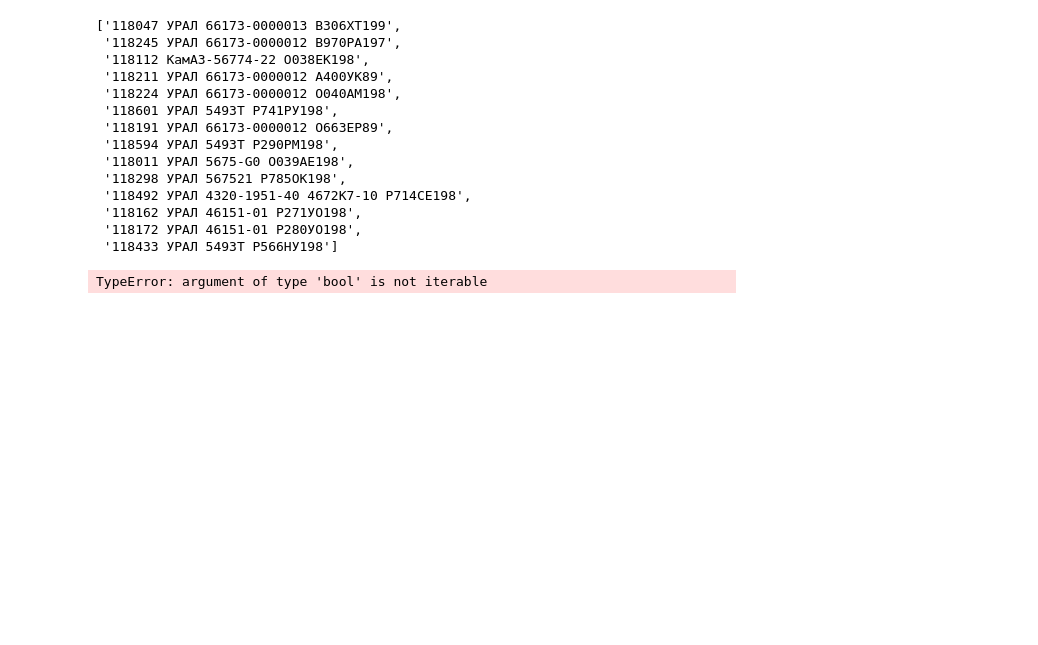
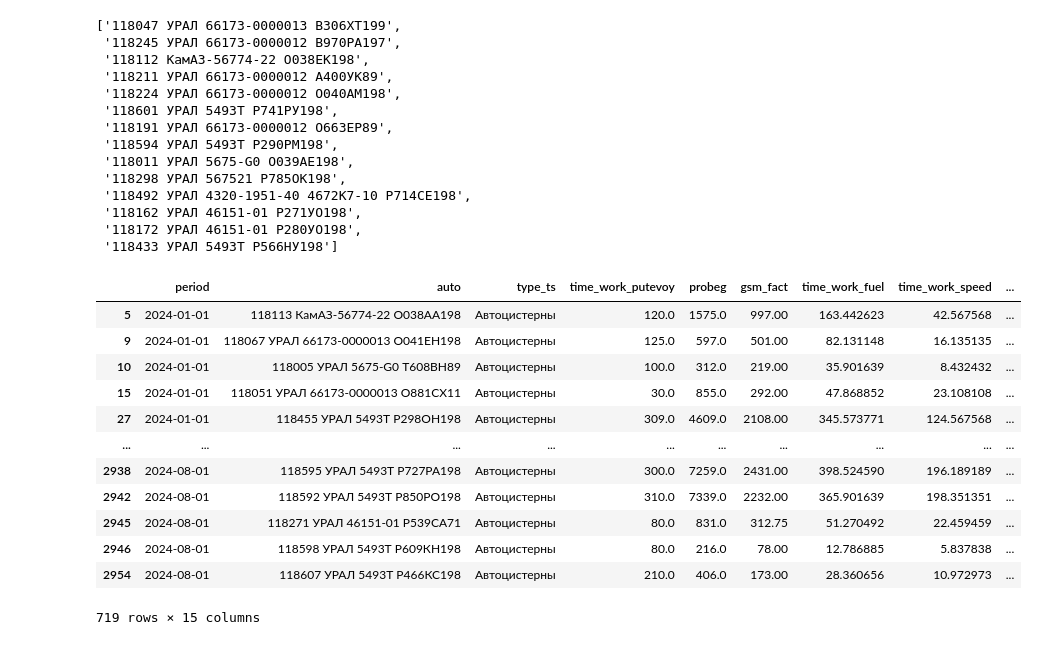
Before and after one commit to FelixDS55/mash_chas, a Jupyter notebook: m_chas.ipynb, the cells around one changed output. Saved outputs shown, nothing was run; the diff lists cells and outputs as text; code cells hidden in the pictures; blank space fills up the shorter version.

```diff
--- a/m_chas.ipynb
+++ b/m_chas.ipynb
@@ -285,6 +285,18 @@ df_uniq_auto
  '118172 УРАЛ 46151-01 Р280УО198',
  '118433 УРАЛ 5493Т Р566НУ198']
 # %%
-df_bochka[df_bochka['auto'] not in all(df_uniq_auto)]
+df_bochka[~df_bochka['auto'].isin(df_uniq_auto)]
 # %% [output]
+|  | period | auto | type_ts | time_work_putevoy | probeg | gsm_fact | time_work_fuel | time_work_speed | ... |
+| 5 | 2024-01-01 | 118113 КамАЗ-56774-22 О038АА198 | Автоцистерны | 120.0 | 1575.0 | 997.00 | 163.442623 | 42.567568 | ... |
+| 9 | 2024-01-01 | 118067 УРАЛ 66173-0000013 О041ЕН198 | Автоцистерны | 125.0 | 597.0 | 501.00 | 82.131148 | 16.135135 | ... |
+| 10 | 2024-01-01 | 118005 УРАЛ 5675-G0 Т608ВН89 | Автоцистерны | 100.0 | 312.0 | 219.00 | 35.901639 | 8.432432 | ... |
+| 15 | 2024-01-01 | 118051 УРАЛ 66173-0000013 О881СХ11 | Автоцистерны | 30.0 | 855.0 | 292.00 | 47.868852 | 23.108108 | ... |
+| 27 | 2024-01-01 | 118455 УРАЛ 5493Т Р298ОН198 | Автоцистерны | 309.0 | 4609.0 | 2108.00 | 345.573771 | 124.567568 | ... |
+| ... | ... | ... | ... | ... | ... | ... | ... | ... | ... |
+| 2938 | 2024-08-01 | 118595 УРАЛ 5493Т Р727РА198 | Автоцистерны | 300.0 | 7259.0 | 2431.00 | 398.524590 | 196.189189 | ... |
+| 2942 | 2024-08-01 | 118592 УРАЛ 5493Т Р850РО198 | Автоцистерны | 310.0 | 7339.0 | 2232.00 | 365.901639 | 198.351351 | ... |
+| 2945 | 2024-08-01 | 118271 УРАЛ 46151-01 Р539СА71 | Автоцистерны | 80.0 | 831.0 | 312.75 | 51.270492 | 22.459459 | ... |
+| 2946 | 2024-08-01 | 118598 УРАЛ 5493Т Р609КН198 | Автоцистерны | 80.0 | 216.0 | 78.00 | 12.786885 | 5.837838 | ... |
+| 2954 | 2024-08-01 | 118607 УРАЛ 5493Т Р466КС198 | Автоцистерны | 210.0 | 406.0 | 173.00 | 28.360656 | 10.972973 | ... |
-TypeError: argument of type 'bool' is not iterable
+719 rows × 15 columns
```
